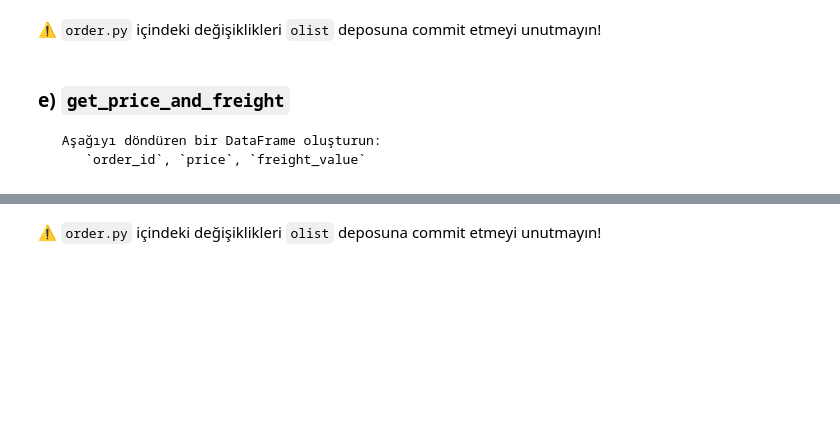
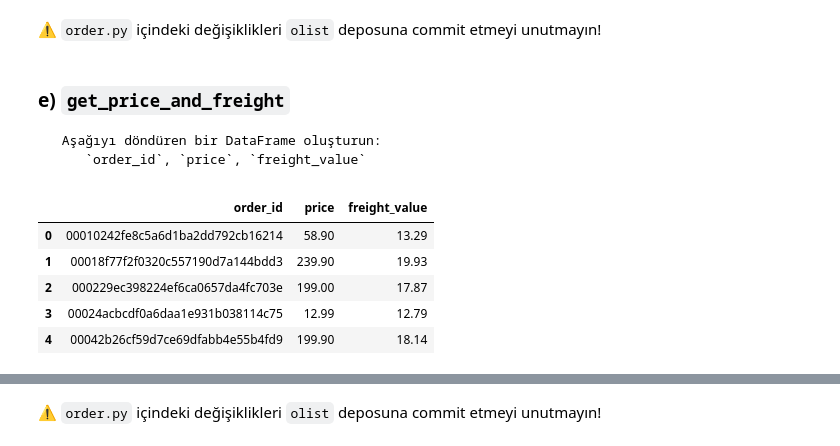
Before and after one commit to inurekici/S14D3Ps--olist-analysis, a Jupyter notebook: 01-Statistical-Inference/data-orders/orders.ipynb, the cells around one changed output, grey strips where cells are left out. Saved outputs shown, nothing was run; the diff lists cells and outputs as text; code cells hidden in the pictures; blank space fills up the shorter version.

Commit message:
feat: implement get_price_and_freight method

```diff
--- a/01-Statistical-Inference/data-orders/orders.ipynb
+++ b/01-Statistical-Inference/data-orders/orders.ipynb
@@ -494,3 +508,19 @@ AttributeError: 'NoneType' object has no attribute 'shape'
+# %%
+items = data['order_items'].copy()
+# %%
+price_freight = items.groupby('order_id').agg({
+    'price': 'sum',
+    'freight_value': 'sum'
+}).reset_index()
+# %%
+price_freight.head()
+# %% [output]
+|  | order_id | price | freight_value |
+| 0 | 00010242fe8c5a6d1ba2dd792cb16214 | 58.90 | 13.29 |
+| 1 | 00018f77f2f0320c557190d7a144bdd3 | 239.90 | 19.93 |
+| 2 | 000229ec398224ef6ca0657da4fc703e | 199.00 | 17.87 |
+| 3 | 00024acbcdf0a6daa1e931b038114c75 | 12.99 | 12.79 |
+| 4 | 00042b26cf59d7ce69dfabb4e55b4fd9 | 199.90 | 18.14 |
 # %%
 from nbresult import ChallengeResult
 result = ChallengeResult('price', shape=Order().get_price_and_freight().shape)
```
Also changed, not shown: parts of 3 cells of this notebook, 2 other files.
